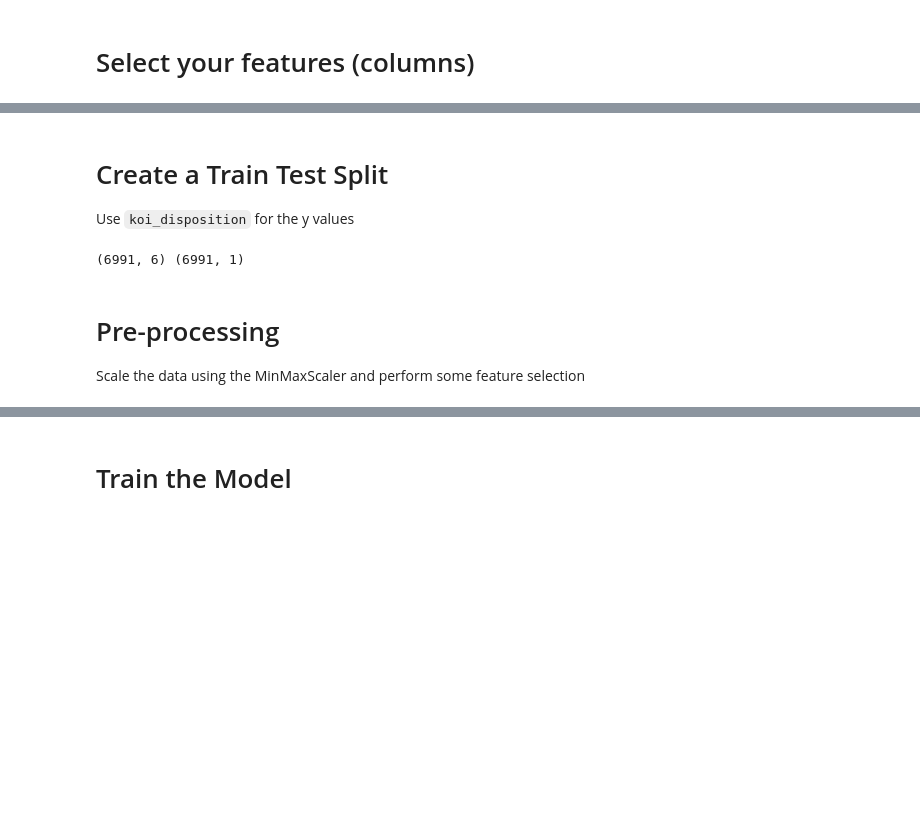
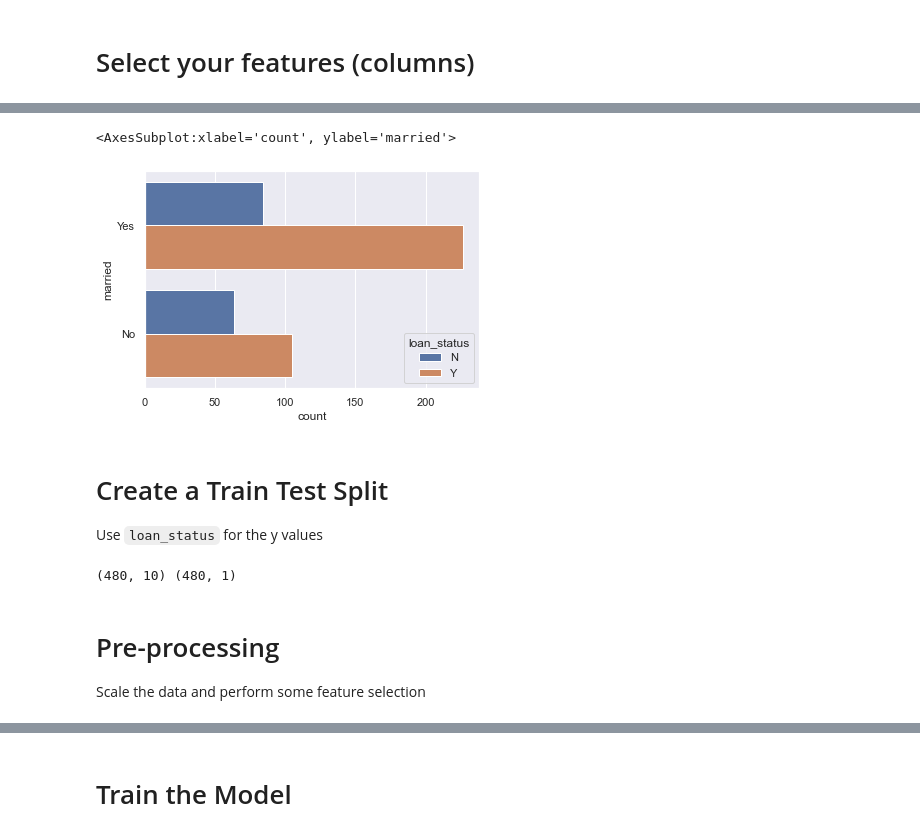
Before and after one commit to dsalisbury1141/Predicting-Loan-Eligibility-Machine-Learning, a Jupyter notebook: Dawn/Loan-Model-1-Dawn.ipynb, the cells around one changed output, grey strips where cells are left out. Cells and saved outputs as stored; diff of their text form; code cells hidden in the pictures; blank space fills up the shorter version.

```diff
--- a/Dawn/Loan-Model-1-Dawn.ipynb
+++ b/Dawn/Loan-Model-1-Dawn.ipynb
@@ -100,13 +135,18 @@ KeyError: "None of [Index(['what features to measure'], dtype='object')] are in
+# %%
+sns.countplot(y='married', hue ='loan_status',data =loan_features_df)
+# %% [output]
+<AxesSubplot:xlabel='count', ylabel='married'>
+[figure, added]
 # %% [markdown]
 # Create a Train Test Split
 
-Use `koi_disposition` for the y values
+Use `loan_status` for the y values
 # %%
-y = planet_df[["koi_disposition"]]
-X = planet_df.drop(columns=["koi_disposition"])
+y = loan_features_df[["loan_status"]]
+X = loan_features_df.drop(columns=["loan_status"])
 print(X.shape, y.shape)
 # %% [output]
-(6991, 6) (6991, 1)
+(480, 10) (480, 1)
 # %%
 from sklearn.model_selection import train_test_split
 X_train, X_test, y_train, y_test = train_test_split(X, y, random_state=1, stratify=y)
@@ -113,6 +156,6 @@ X_train, X_test, y_train, y_test = train_test_split(X, y, random_state=1, strati
 # %% [markdown]
 # Pre-processing
 
-Scale the data using the MinMaxScaler and perform some feature selection
+Scale the data and perform some feature selection
 # %%
 # Scale Data
```
Also changed, not shown: parts of 21 cells of this notebook, 1 other file.
